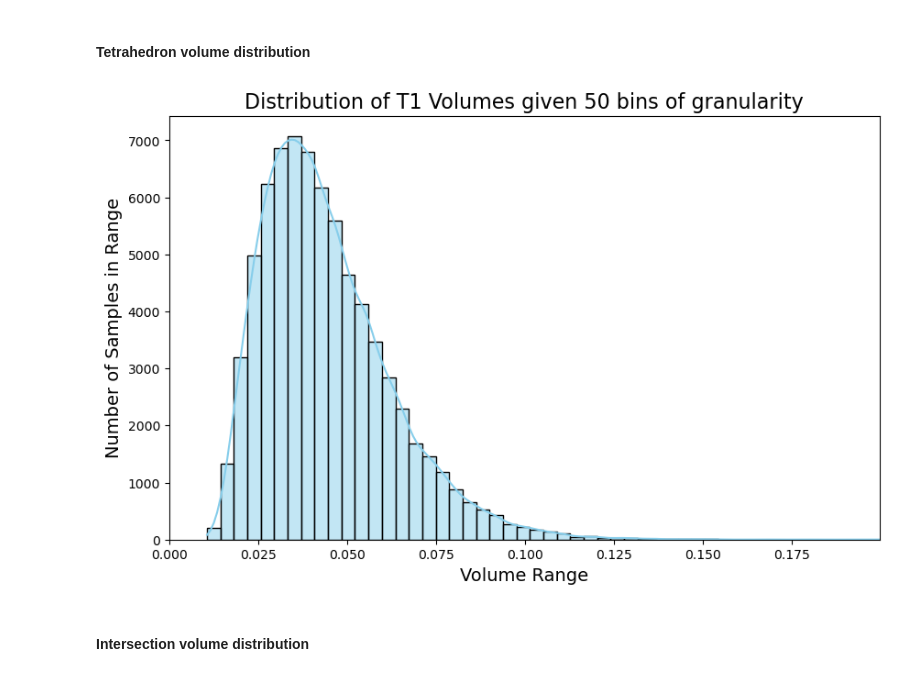
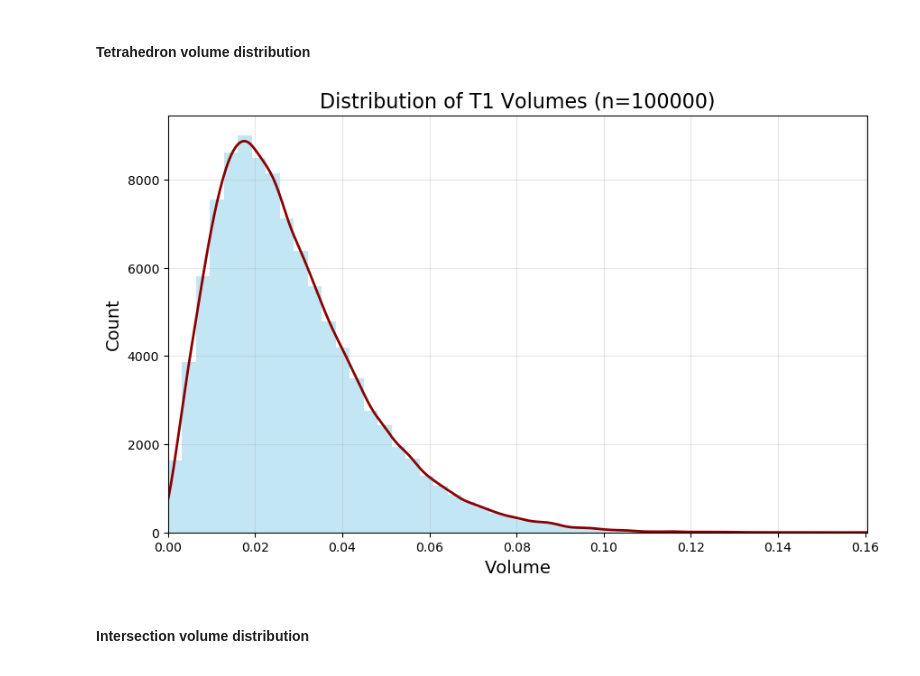
Before and after one commit to ErendiroPedro/tetrahedron_pair_ML, a Jupyter notebook: notebooks/data_analysis.ipynb, the cells around one changed output. Drawn from its saved outputs; the diff is of its cells as text; code cells hidden in the pictures.

```diff
--- a/notebooks/data_analysis.ipynb
+++ b/notebooks/data_analysis.ipynb
@@ -126,32 +140,46 @@ plt.show()
 # %% [markdown]
 #### Tetrahedron volume distribution
 # %%
+import numpy as np
+import matplotlib.pyplot as plt
+from scipy.stats import gaussian_kde
+
 def extract_t1_vertices(row):
     return torch.tensor([
         [row['T1_v1_x'], row['T1_v1_y'], row['T1_v1_z']],
         [row['T1_v2_x'], row['T1_v2_y'], row['T1_v2_z']],
         [row['T1_v3_x'], row['T1_v3_y'], row['T1_v3_z']],
         [row['T1_v4_x'], row['T1_v4_y'], row['T1_v4_z']]
     ])
 
-
 t1_volumes = []
 for _, row in tetrahedron_dataset.iterrows():
     t1_vertices = extract_t1_vertices(row)
     volume = gu.calculate_tetrahedron_volume(t1_vertices)
     t1_volumes.append(volume.item())
 
+# Convert to numpy array and ensure 1D structure
+volumes = np.array(t1_volumes).ravel()
 
-bins = 50
+# Create plot using matplotlib directly
 plt.figure(figsize=(10, 6))
-sns.histplot(t1_volumes, kde=True, bins=bins, color='skyblue', alpha=0.5)
-plt.title(f'Distribution of T1 Volumes given {bins} bins of granularity', fontsize=16)
-plt.xlabel('Volume Range', fontsize=14)
-plt.ylabel('Number of Samples in Range', fontsize=14)
-plt.xlim(0, max(t1_volumes))
 
+# Histogram
+counts, bins, _ = plt.hist(volumes, bins=50, color='skyblue', alpha=0.5)
+
+# KDE using scipy
+kde = gaussian_kde(volumes)
+x = np.linspace(volumes.min(), volumes.max(), 500)
+plt.plot(x, kde(x)*len(volumes)*(bins[1]-bins[0]), color='darkred', lw=2)
+
+# Formatting
+plt.title(f'Distribution of T1 Volumes (n={len(volumes)})', fontsize=16)
+plt.xlabel('Volume', fontsize=14)
+plt.ylabel('Count', fontsize=14)
+plt.xlim(0, volumes.max())
+plt.grid(True, alpha=0.3)
 plt.show()
 # %% [output]
-[figure, old version]
+[figure, new version]
 # %% [markdown]
 #### Intersection volume distribution
```
Also changed, not shown: parts of 7 cells of this notebook.
